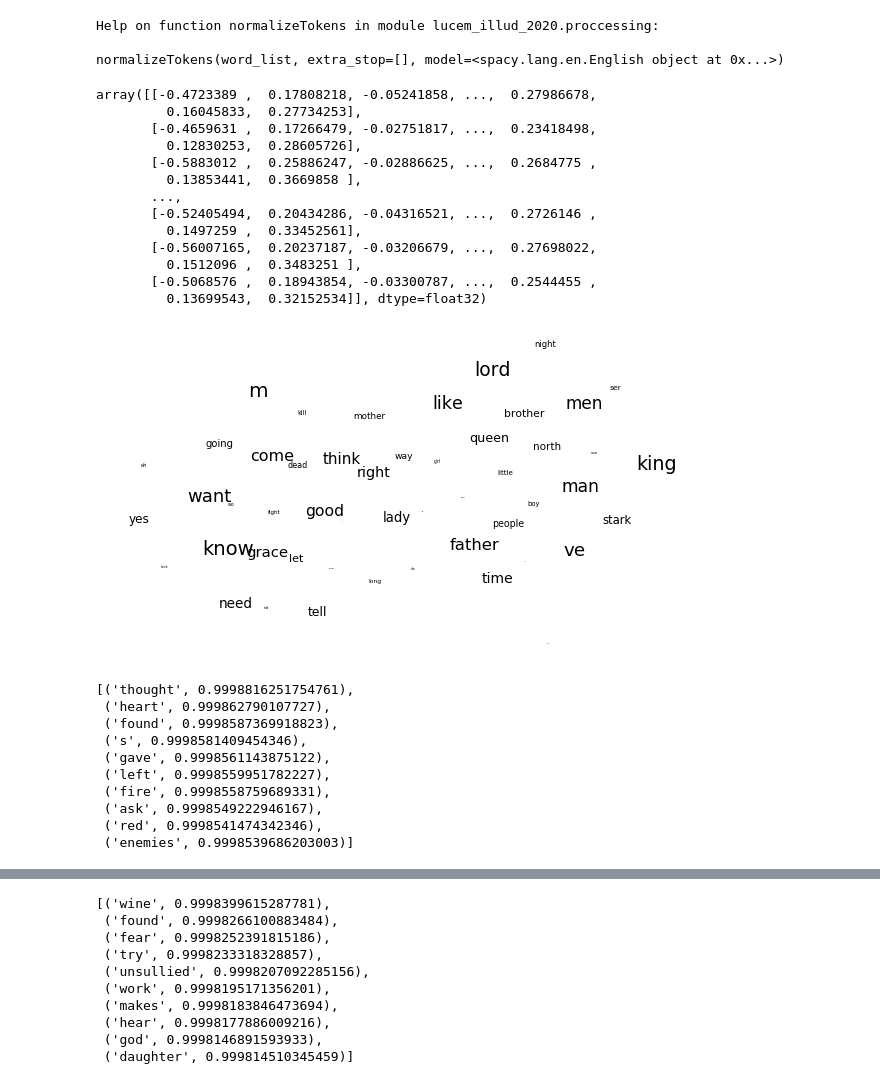
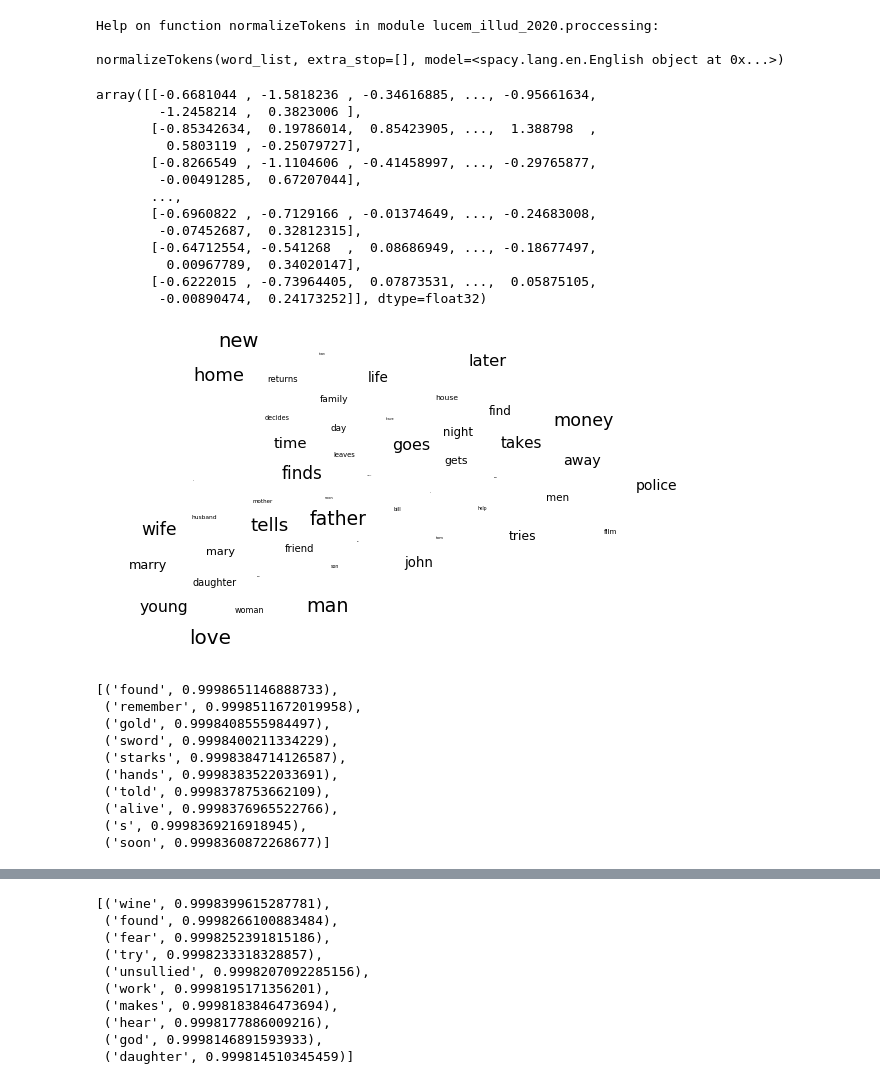
Before and after one commit to VivianQian19/Content-Analysis-2020, a Jupyter notebook: week-7/7-Vector-Space-Word-Embeddings.ipynb, the cells around one changed output, grey strips where cells are left out. Saved outputs shown, nothing was run; the diff lists cells and outputs as text; code cells hidden in the pictures.

```diff
--- a/week-7/7-Vector-Space-Word-Embeddings.ipynb
+++ b/week-7/7-Vector-Space-Word-Embeddings.ipynb
@@ -368,38 +403,38 @@ Help on function normalizeTokens in module lucem_illud_2020.proccessing:
 normalizeTokens(word_list, extra_stop=[], model=<spacy.lang.en.English object at 0x...>)
 # %%
 #train the data with word2vec
-GOT_W2V = gensim.models.word2vec.Word2Vec(GOT_df['normalized_sents'].sum())
+wiki_W2V = gensim.models.word2vec.Word2Vec(wiki_df_1['normalized_sents'].sum())
 # %%
 #look at top 50 words from teh set
 numwords=50
-GOT_topWords = GOT_W2V.wv.index2word[:numwords] #GOT_topWords is a list of strings returned by their indexs from 0 to 49
+wiki_topWords = wiki_W2V.wv.index2word[:numwords] #GOT_topWords is a list of strings returned by their indexs from 0 to 49
 # %%
 #create submatrix that stores the vectors of the top 50 words
-GOTSubMatrix = []
-for word in GOT_topWords: # GOT_topWords is a list of strings/words
-    GOTSubMatrix.append(GOT_W2V[word])
-GOTSubMatrix = np.array(GOTSubMatrix)
-GOTSubMatrix
+wikiSubMatrix = []
+for word in wiki_topWords: # GOT_topWords is a list of strings/words
+    wikiSubMatrix.append(wiki_W2V[word])
+wikiSubMatrix = np.array(wikiSubMatrix)
+wikiSubMatrix
 # %% [output]
-array([[-0.4723389 ,  0.17808218, -0.05241858, ...,  0.27986678,
-         0.16045833,  0.27734253],
-       [-0.4659631 ,  0.17266479, -0.02751817, ...,  0.23418498,
-         0.12830253,  0.28605726],
-       [-0.5883012 ,  0.25886247, -0.02886625, ...,  0.2684775 ,
-         0.13853441,  0.3669858 ],
+array([[-0.6681044 , -1.5818236 , -0.34616885, ..., -0.95661634,
+        -1.2458214 ,  0.3823006 ],
+       [-0.85342634,  0.19786014,  0.85423905, ...,  1.388798  ,
+         0.5803119 , -0.25079727],
+       [-0.8266549 , -1.1104606 , -0.41458997, ..., -0.29765877,
+        -0.00491285,  0.67207044],
        ...,
-       [-0.52405494,  0.20434286, -0.04316521, ...,  0.2726146 ,
-         0.1497259 ,  0.33452561],
-       [-0.56007165,  0.20237187, -0.03206679, ...,  0.27698022,
-         0.1512096 ,  0.3483251 ],
-       [-0.5068576 ,  0.18943854, -0.03300787, ...,  0.2544455 ,
-         0.13699543,  0.32152534]], dtype=float32)
+       [-0.6960822 , -0.7129166 , -0.01374649, ..., -0.24683008,
+        -0.07452687,  0.32812315],
+       [-0.64712554, -0.541268  ,  0.08686949, ..., -0.18677497,
+         0.00967789,  0.34020147],
+       [-0.6222015 , -0.73964405,  0.07873531, ...,  0.05875105,
+        -0.00890474,  0.24173252]], dtype=float32)
 # %%
 #PCA dimension reduction to 50 components
-got_pcaWords = sklearn.decomposition.PCA(n_components = 50).fit(GOTSubMatrix)
-got_reducedPCA_data = got_pcaWords.transform(GOTSubMatrix)
+wiki_pcaWords = sklearn.decomposition.PCA(n_components = 50).fit(wikiSubMatrix)
+wiki_reducedPCA_data = wiki_pcaWords.transform(wikiSubMatrix)
 #T-SNE
-got_tsneWords = sklearn.manifold.TSNE(n_components = 2).fit_transform(got_reducedPCA_data)
+wiki_tsneWords = sklearn.manifold.TSNE(n_components = 2).fit_transform(wiki_reducedPCA_data)
 
 #pcaWords = sklearn.decomposition.PCA(n_components = 50).fit(wordsSubMatrix)
 #reducedPCA_data = pcaWords.transform(wordsSubMatrix)
@@ -408,28 +443,28 @@ got_tsneWords = sklearn.manifold.TSNE(n_components = 2).fit_transform(got_reduce
 # %%
 #plot using TSNE
 fig = plt.figure(figsize = (10,6))
 ax = fig.add_subplot(111)
 ax.set_frame_on(False)
-plt.scatter(got_tsneWords[:, 0], got_tsneWords[:, 1], alpha = 0)#Making the points invisible
-for i, word in enumerate(GOT_topWords):
-    ax.annotate(word, (got_tsneWords[:, 0][i],got_tsneWords[:, 1][i]), size =  20 * (numwords - i) / numwords)
+plt.scatter(wiki_tsneWords[:, 0], wiki_tsneWords[:, 1], alpha = 0)#Making the points invisible
+for i, word in enumerate(wiki_topWords):
+    ax.annotate(word, (wiki_tsneWords[:, 0][i],wiki_tsneWords[:, 1][i]), size =  20 * (numwords - i) / numwords)
 plt.xticks(())
 plt.yticks(())
 plt.show()
 # %% [output]
-[figure, old version]
+[figure, new version]
 # %%
 # similarities - the most similar words
-GOT_W2V.most_similar('battle')
+GOT_W2V.most_similar('marry')
 # %% [output]
-[('thought', 0.9998816251754761),
- ('heart', 0.999862790107727),
- ('found', 0.9998587369918823),
- ('s', 0.9998581409454346),
- ('gave', 0.9998561143875122),
- ('left', 0.9998559951782227),
- ('fire', 0.9998558759689331),
- ('ask', 0.9998549222946167),
- ('red', 0.9998541474342346),
- ('enemies', 0.9998539686203003)]
+[('found', 0.9998651146888733),
+ ('remember', 0.9998511672019958),
+ ('gold', 0.9998408555984497),
+ ('sword', 0.9998400211334229),
+ ('starks', 0.9998384714126587),
+ ('hands', 0.9998383522033691),
+ ('told', 0.9998378753662109),
+ ('alive', 0.9998376965522766),
+ ('s', 0.9998369216918945),
+ ('soon', 0.9998360872268677)]
 # %%
```
Also changed, not shown: parts of 25 cells of this notebook.
